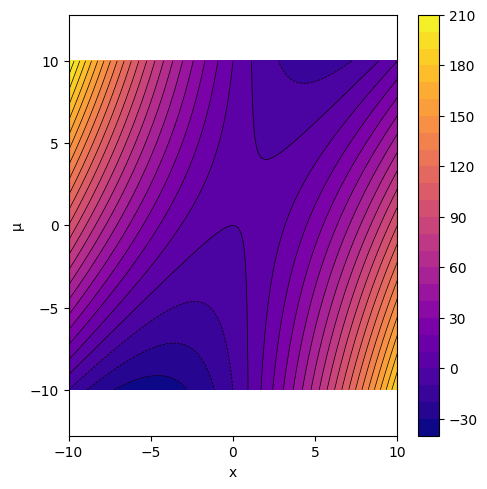
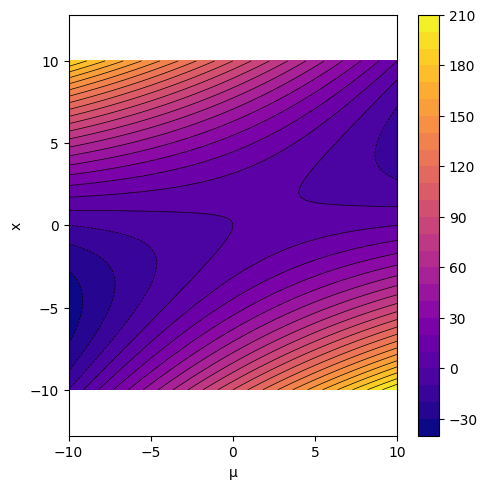
Code edit (unified diff) that turned the first committed figure into the second:
--- before
+++ after
@@ -1,6 +1,6 @@
 # Define domain
+mu_s = torch.linspace(-10, 10, steps=100)
 x_s = torch.linspace(-10, 10, steps=100)
-mu_s = torch.linspace(-10, 10, steps=100)
-x, mu = torch.meshgrid(x_s, mu_s, indexing="xy")
+mu, x = torch.meshgrid(mu_s, x_s, indexing="xy")
 
 
@@ -11,6 +11,6 @@
 
 # Plot the Lagrangian
-plot_contours(torch.stack([x, mu], dim=2), L(x, mu), colorbar=True, figsize=(5, 5))
-plt.xlabel("x")
-plt.ylabel("µ")
+plot_contours(torch.stack([mu, x], dim=2), L(x, mu), colorbar=True, figsize=(5, 5))
+plt.xlabel("µ")
+plt.ylabel("x")
 plt.show()

Commit: Swap plot axes in exercise 03.